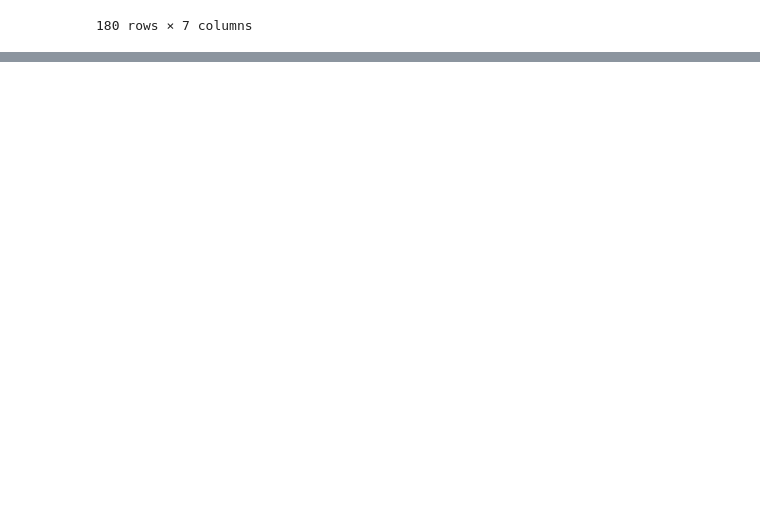
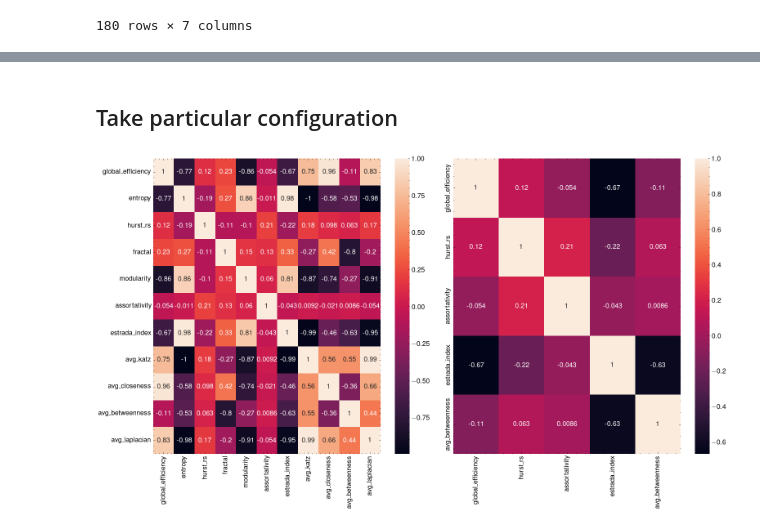
Before and after one commit to dosquisd/NMDB-FD-PredictorWithGraphs, a Jupyter notebook: notebooks/004_tests_on_dataset.ipynb, the cells around one changed output, grey strips where cells are left out. Cells and saved outputs as stored; diff of their text form; code cells hidden in the pictures; blank space fills up the shorter version.

Commit message:
feat: make some tests to remove collinearity of the dataset

```diff
--- a/notebooks/004_tests_on_dataset.ipynb
+++ b/notebooks/004_tests_on_dataset.ipynb
@@ -221,3 +233,50 @@ Notes:
 [1] Standard Errors assume that the covariance matrix of the errors is correctly specified.
 [2] The condition number is large, 1.13e+05. This might indicate that there are
 strong multicollinearity or other numerical problems.
+# %% [markdown]
+## Take particular configuration
+# %%
+event_filename = "all.txt"
+input_data = True
+use_threshold = True
+transformation = "exponential"
+normalization = "z_score"
+adjacency_method = "manhattan"
+
+dataset_conf = get_dataset_filename(
+    event_filename=event_filename,
+    input_data=input_data,
+    use_threshold=use_threshold,
+)
+
+results = get_summary_statistics(
+    dataset_conf,
+    DistanceTransformation(transformation),
+    Normalizer(normalization),
+    AdjacencyMethod(adjacency_method),
+    event_filename,
+    input_data,
+    use_threshold,
+)
+# %%
+df = results["df0"]
+
+fig, (ax1, ax2) = plt.subplots(1, 2, figsize=(16, 9))
+
+sns.heatmap(df[METRIC_COLUMNS].corr(), annot=True, ax=ax1)
+
+X = df[METRIC_COLUMNS].values
+y = df["intensity"].values
+features = df[METRIC_COLUMNS].columns.tolist()
+
+# Apply the SelectNonCollinear feature selector to remove highly collinear features
+selector = SelectNonCollinear(0.7)
+selector.fit(X)
+mask = selector.get_support()
+df2 = pd.DataFrame(X[:, mask], columns=np.array(features)[mask])
+sns.heatmap(df2.corr(), annot=True, ax=ax2)
+
+fig.tight_layout()
+plt.show()
+# %% [output]
+[figure, added]
```
Also changed, not shown: parts of 5 cells of this notebook, 2 other files.
